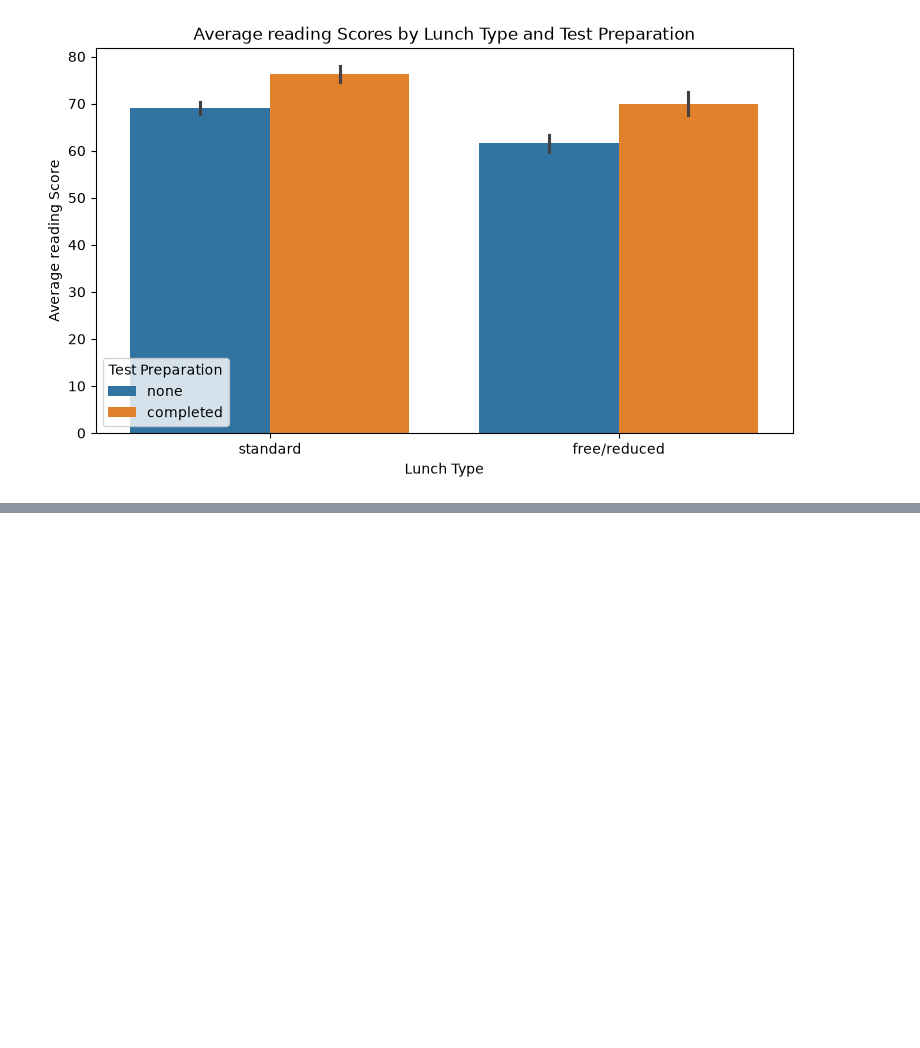
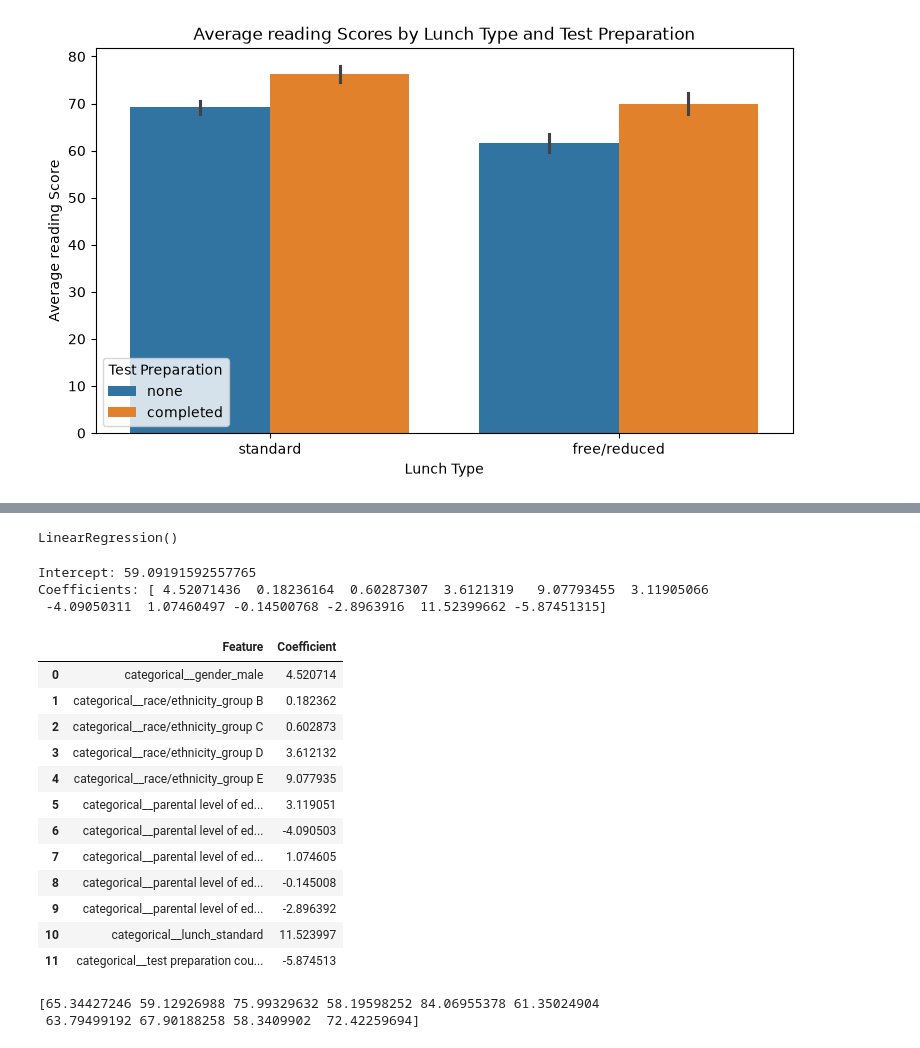
Before and after one commit to kiptochmike/student-exam-performance-eda, a Jupyter notebook: student.ipynb, the cells around one changed output, grey strips where cells are left out. Drawn from its saved outputs; the diff is of its cells as text; code cells hidden in the pictures; blank space fills up the shorter version.

Commit message:
Complete initial machine learning modelling and evaluation

```diff
--- a/student.ipynb
+++ b/student.ipynb
@@ -985,0 +1134,17 @@ plt.show()
+# %%
+# Configure the preprocessing transformer
+
+preprocessor = ColumnTransformer(
+    transformers=[
+        ('categorical', encoder, categorical_features)
+    ],
+    remainder='drop'
+)
+# %%
+# Fit the encoder on training data and transform it
+
+X_train_encoded = preprocessor.fit_transform(X_train)
+
+# Transform the testing data using the fitted encoder
+
+X_test_encoded = preprocessor.transform(X_test)
@@ -985,0 +1165,60 @@ plt.show()
+# %%
+# Initialize the Linear Regression model
+
+model = LinearRegression()
+# %%
+# Train the Linear Regression model
+
+model.fit(X_train_encoded, y_train)
+# %% [output]
+LinearRegression()
+# %%
+# Display the model intercept
+
+print("Intercept:", model.intercept_)
+
+# Display the model coefficients
+
+print("Coefficients:", model.coef_)
+# %% [output]
+Intercept: 59.09191592557765
+Coefficients: [ 4.52071436  0.18236164  0.60287307  3.6121319   9.07793455  3.11905066
+ -4.09050311  1.07460497 -0.14500768 -2.8963916  11.52399662 -5.87451315]
+# %%
+# Retrieve the encoded feature names
+
+feature_names = preprocessor.get_feature_names_out()
+
+# Display feature names alongside their coefficients
+
+coefficients = pd.DataFrame({
+    'Feature': feature_names,
+    'Coefficient': model.coef_
+})
+
+display(coefficients)
+# %% [output]
+|  | Feature | Coefficient |
+| 0 | categorical__gender_male | 4.520714 |
+| 1 | categorical__race/ethnicity_group B | 0.182362 |
+| 2 | categorical__race/ethnicity_group C | 0.602873 |
+| 3 | categorical__race/ethnicity_group D | 3.612132 |
+| 4 | categorical__race/ethnicity_group E | 9.077935 |
+| 5 | categorical__parental level of ed... | 3.119051 |
+| 6 | categorical__parental level of ed... | -4.090503 |
+| 7 | categorical__parental level of ed... | 1.074605 |
+| 8 | categorical__parental level of ed... | -0.145008 |
+| 9 | categorical__parental level of ed... | -2.896392 |
+| 10 | categorical__lunch_standard | 11.523997 |
+| 11 | categorical__test preparation cou... | -5.874513 |
+# %%
+# Predict mathematics scores using the testing data
+
+y_pred = model.predict(X_test_encoded)
+
+# Display the first 10 predictions
+
+print(y_pred[:10])
+# %% [output]
+[65.34427246 59.12926988 75.99329632 58.19598252 84.06955378 61.35024904
+ 63.79499192 67.90188258 58.3409902  72.42259694]
```
Also changed, not shown: parts of 25 cells of this notebook.
